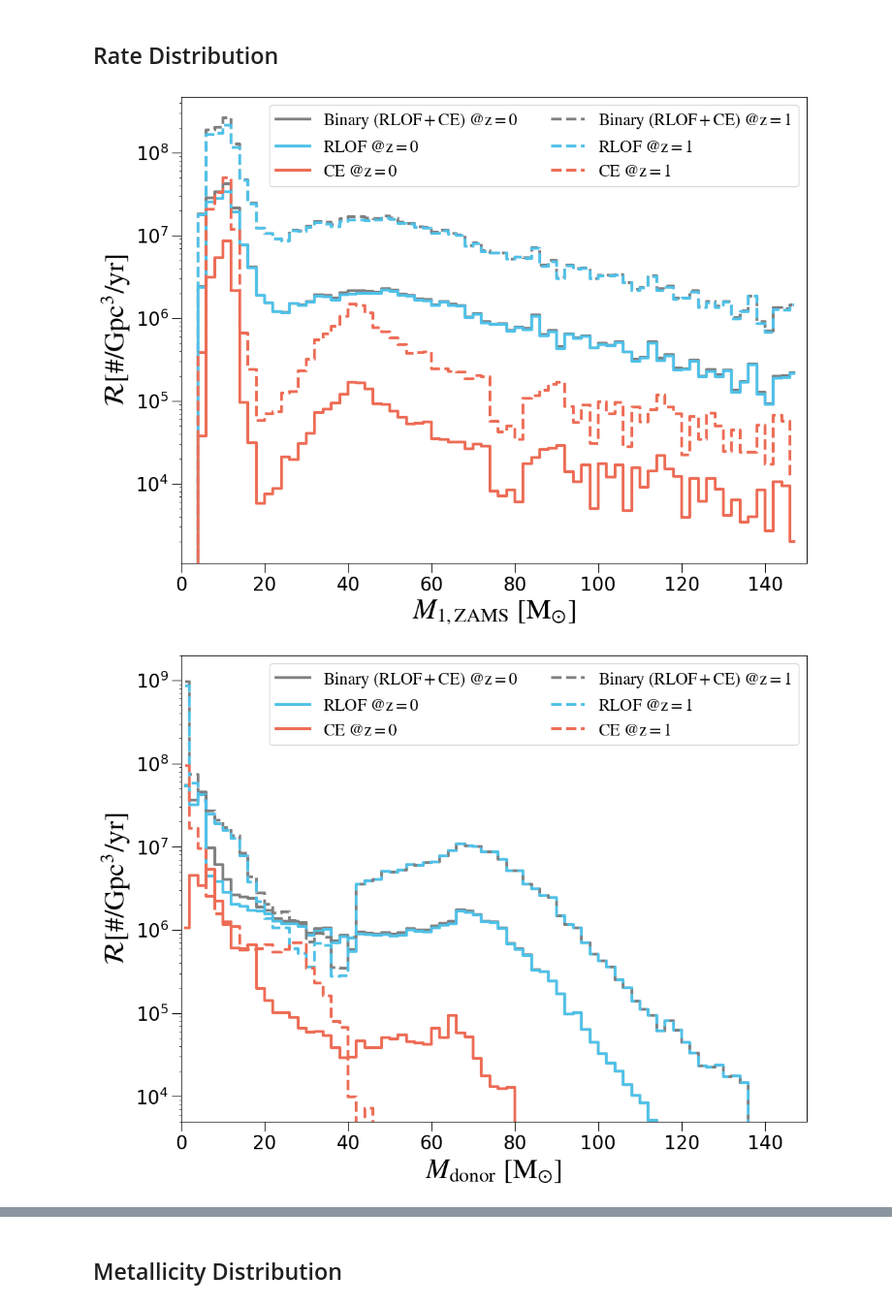
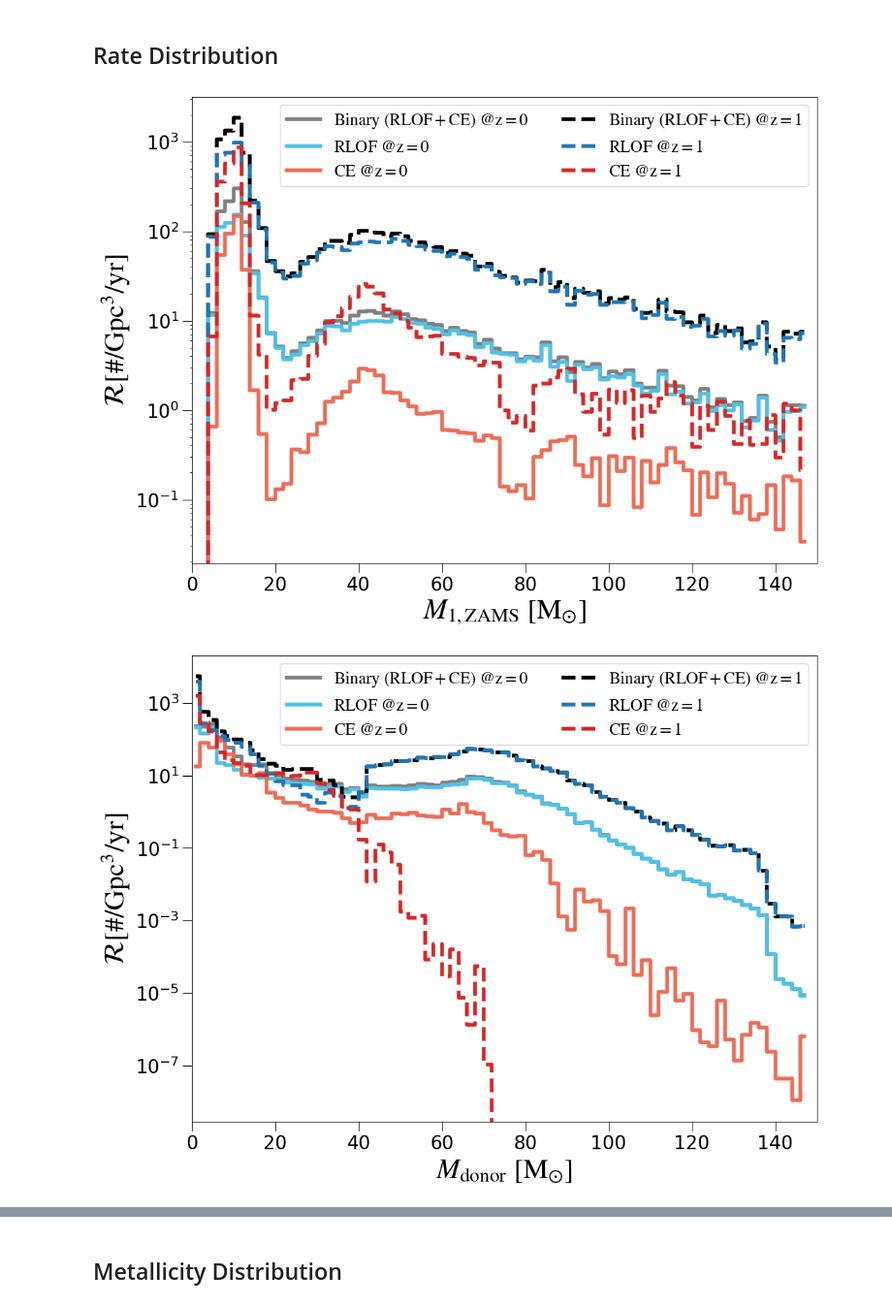
Before and after one commit to KohkiUno/hypernebula_analysis, a Jupyter notebook: distribution.ipynb, the cells around one changed output, grey strips where cells are left out. Shown at 97% size. Drawn from its saved outputs; the diff is of its cells as text; code cells hidden in the pictures.

```diff
--- a/distribution.ipynb
+++ b/distribution.ipynb
@@ -103,10 +102,10 @@ for key in SYS_keys:
     SYS[key] = File['BSE_System_Parameters'][key][()]
 File.close()
 
-with open('./sampling_data/mt_edd10.pkl', 'rb') as file:
+with open('./sampling_data/mt_edd100.pkl', 'rb') as file:
     mt_edd100 = pickle.load(file)
 
-with open('./sampling_data/ce_edd10.pkl', 'rb') as file:
+with open('./sampling_data/ce_edd100.pkl', 'rb') as file:
     ce_edd100 = pickle.load(file)
 
 SYS_mt = SYS[np.in1d(SYS['SEED'], mt_edd100['SEED'])]
@@ -523,14 +520,11 @@ def find_formation_rates(n_binaries, redshifts, n_formed, dPdlogZ, metallicities
 # n_SYS = len(SYS)
 n_mt = len(mt)
 n_ce = len(ce)
+n_formed = sfr / Average_SF_mass_needed.value
 
-binary_fraction = 0.7
-mt_formed = sum(mt['mixture_weight']) * sfr / Average_SF_mass_needed.value
-ce_formed = sum(ce['mixture_weight']) * sfr / Average_SF_mass_needed.value
-
-mt_formation_rate = find_formation_rates(n_mt, redshifts, mt_formed, dPdlogZ, metallicities, p_draw_metallicity,
+mt_formation_rate = find_formation_rates(n_mt, redshifts, n_formed, dPdlogZ, metallicities, p_draw_metallicity,
                                          mt['Metallicity@ZAMS(1)'], mt['mixture_weight'])
-ce_formation_rate = find_formation_rates(n_ce, redshifts, ce_formed, dPdlogZ, metallicities, p_draw_metallicity,
+ce_formation_rate = find_formation_rates(n_ce, redshifts, n_formed, dPdlogZ, metallicities, p_draw_metallicity,
                                          ce['Metallicity@ZAMS(1)'], ce['mixture_weight'])
 # %%
 mt['rate_z0'] = mt_formation_rate[:, 0]
@@ -596,61 +562,61 @@ hist_rate_z1_ce_aD, bin_edge = np.histogram(ce['Mass(D)>MT'],bins=mass_bins, wei
 # %%
 # Then plot it!
 ####################
 fig, ax = plt.subplots(figsize = (12,9))
 
 ax.step(mass_center_bins, hist_rate_z0_mt+hist_rate_z0_ce, where='mid', color=color_list[1],
-        label=r'$\mathrm{Binary \ (RLOF+CE) \ @z=0}$', lw=3)
+        label=r'$\mathrm{Binary \ (RLOF+CE) \ @z=0}$', lw=4)
 ax.step(mass_center_bins, hist_rate_z0_mt, where='mid', color=color_list[2],
-        label='$\mathrm{RLOF \ @z=0}$', lw=3)
+        label='$\mathrm{RLOF \ @z=0}$', lw=4)
 ax.step(mass_center_bins, hist_rate_z0_ce, where='mid', color=color_list[3],
-        label='$\mathrm{CE \ @z=0}$', lw=3)
+        label='$\mathrm{CE \ @z=0}$', lw=4)
 
 
-ax.step(mass_center_bins, hist_rate_z1_mt+hist_rate_z1_ce, where='mid', color=color_list[1],
-        label=r'$\mathrm{Binary \ (RLOF+CE) \ @z=1}$', lw=3, ls='dashed')
-ax.step(mass_center_bins, hist_rate_z1_mt, where='mid', color=color_list[2],
-        label='$\mathrm{RLOF \ @z=1}$', lw=3, ls='dashed')
-ax.step(mass_center_bins, hist_rate_z1_ce, where='mid', color=color_list[3],
-        label='$\mathrm{CE \ @z=1}$', lw=3, ls='dashed')
+ax.step(mass_center_bins, hist_rate_z1_mt+hist_rate_z1_ce, where='mid', color='black',
+        label=r'$\mathrm{Binary \ (RLOF+CE) \ @z=1}$', lw=4, ls='dashed')
+ax.step(mass_center_bins, hist_rate_z1_mt, where='mid', color='tab:blue',
+        label='$\mathrm{RLOF \ @z=1}$', lw=4, ls='dashed')
+ax.step(mass_center_bins, hist_rate_z1_ce, where='mid', color='tab:red',
+        label='$\mathrm{CE \ @z=1}$', lw=4, ls='dashed')
 
 
 ########
 ax.tick_params(axis='both', which='major', labelsize=20, size=10)
 plt.xticks(fontsize=20)
 plt.yticks(fontsize=20)
 plt.locator_params(axis='y', nbins=6)
 
 ax.set_xlim([0.0, 150])
 # ax.set_ylim([0.1, 1e4])
 
 plt.xlabel(r'$M_{\mathrm{1, ZAMS}} \ {\mathrm{[M_{\odot}]}}$', fontsize = 30)
 plt.ylabel(r'$\mathcal{R} \mathrm{[\# /Gpc^3 / yr]}$', fontsize = 30)
 
 plt.yscale('log')
 plt.legend(fontsize = 18, ncol=2)
-# plt.savefig('./Fig_paper/mass_distribution_D.pdf', bbox_inches='tight', pad_inches=0.1)
+plt.savefig('./Fig_paper/rate_distribution_zams.pdf', bbox_inches='tight', pad_inches=0.1)
 plt.show()
 # %% [output]
-[figure, old version]
+[figure, new version]
 # %%
 # Then plot it!
 ####################
 fig, ax = plt.subplots(figsize = (12,9))
 
 ax.step(mass_center_bins, hist_rate_z0_mt_bD+hist_rate_z0_ce_bD, where='mid', color=color_list[1],
-        label=r'$\mathrm{Binary \ (RLOF+CE) \ @z=0}$', lw=3)
+        label=r'$\mathrm{Binary \ (RLOF+CE) \ @z=0}$', lw=4)
 ax.step(mass_center_bins, hist_rate_z0_mt_bD, where='mid', color=color_list[2],
-        label='$\mathrm{RLOF \ @z=0}$', lw=3)
+        label='$\mathrm{RLOF \ @z=0}$', lw=4)
 ax.step(mass_center_bins, hist_rate_z0_ce_bD, where='mid', color=color_list[3],
-        label='$\mathrm{CE \ @z=0}$', lw=3)
+        label='$\mathrm{CE \ @z=0}$', lw=4)
 
 
-ax.step(mass_center_bins, hist_rate_z1_mt_bD+hist_rate_z1_ce_bD, where='mid', color=color_list[1],
-        label=r'$\mathrm{Binary \ (RLOF+CE) \ @z=1}$', lw=3, ls='dashed')
-ax.step(mass_center_bins, hist_rate_z1_mt_bD, where='mid', color=color_list[2],
-        label='$\mathrm{RLOF \ @z=1}$', lw=3, ls='dashed')
-ax.step(mass_center_bins, hist_rate_z1_ce_bD, where='mid', color=color_list[3],
-        label='$\mathrm{CE \ @z=1}$', lw=3, ls='dashed')
+ax.step(mass_center_bins, hist_rate_z1_mt_bD+hist_rate_z1_ce_bD, where='mid', color='black',
+        label=r'$\mathrm{Binary \ (RLOF+CE) \ @z=1}$', lw=4, ls='dashed')
+ax.step(mass_center_bins, hist_rate_z1_mt_bD, where='mid', color='tab:blue',
+        label='$\mathrm{RLOF \ @z=1}$', lw=4, ls='dashed')
+ax.step(mass_center_bins, hist_rate_z1_ce_bD, where='mid', color='tab:red',
+        label='$\mathrm{CE \ @z=1}$', lw=4, ls='dashed')
 
 
 ########
@@ -660,17 +626,17 @@ plt.yticks(fontsize=20)
 plt.locator_params(axis='y', nbins=6)
 
 ax.set_xlim([0.0, 150])
-ax.set_ylim([5e3, 2e9])
+# ax.set_ylim([5e3, 2e9])
 
 plt.xlabel(r'$M_{\mathrm{donor}} \ {\mathrm{[M_{\odot}]}}$', fontsize = 30)
 plt.ylabel(r'$\mathcal{R} \mathrm{[\# /Gpc^3 / yr]}$', fontsize = 30)
 
 plt.yscale('log')
 plt.legend(fontsize = 18, ncol=2)
-# plt.savefig('./Fig_paper/mass_distribution_D.pdf', bbox_inches='tight', pad_inches=0.1)
+plt.savefig('./Fig_paper/rate_distribution_bD.pdf', bbox_inches='tight', pad_inches=0.1)
 plt.show()
 # %% [output]
-[figure, old version]
+[figure, new version]
 # %%
 # Then plot it!
 ####################
```
Also changed, not shown: parts of 25 cells of this notebook.
